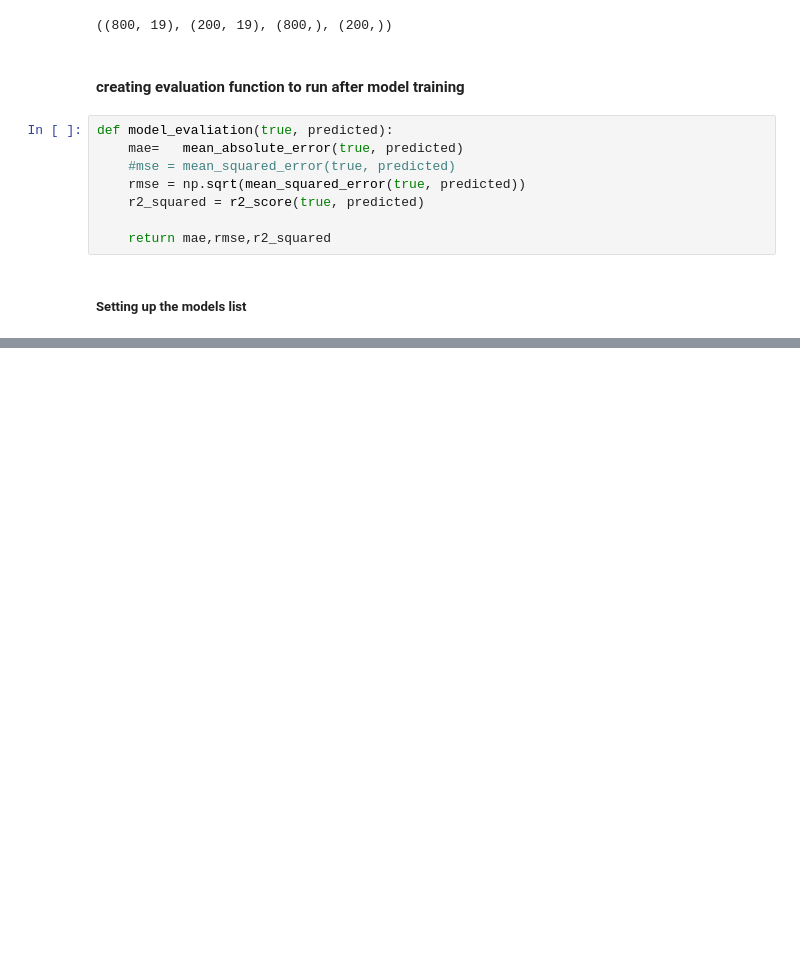
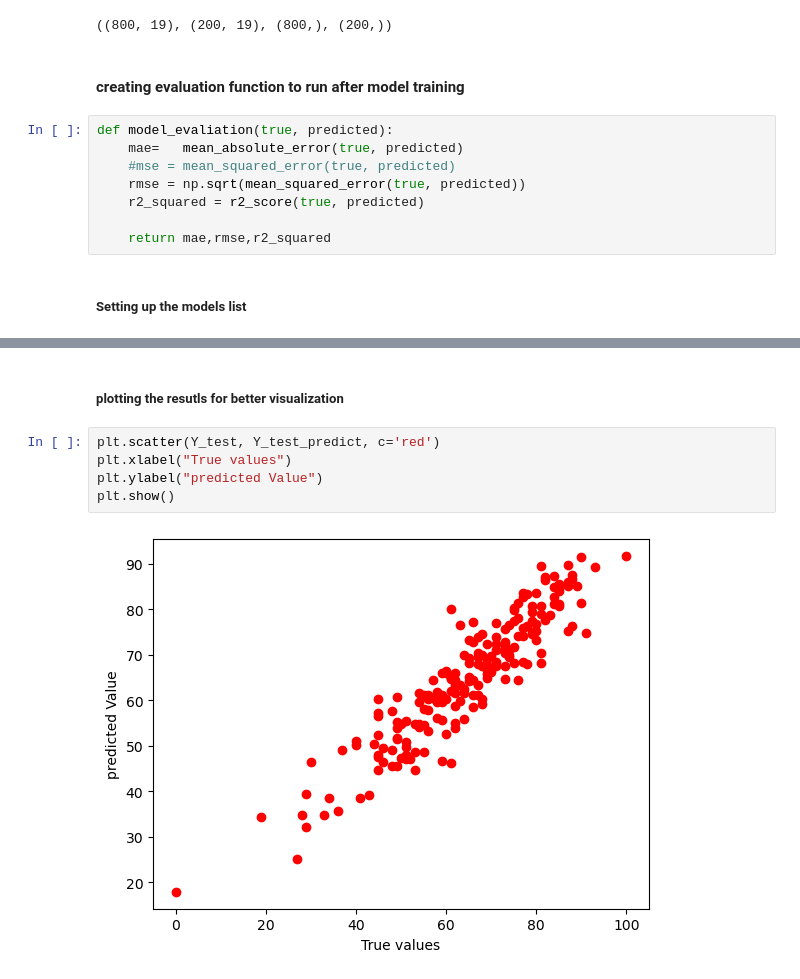
Before and after one commit to Dilipjh/ML_project_KN_YT, a Jupyter notebook: notebook/model_Training_dj.ipynb, the cells around one changed output, grey strips where cells are left out. Drawn from its saved outputs; the diff is of its cells as text; blank space fills up the shorter version.

```diff
--- a/notebook/model_Training_dj.ipynb
+++ b/notebook/model_Training_dj.ipynb
@@ -211,0 +235,9 @@ performance indicators for model:cat Boost Regression for test set are: mae = 4.
+# %% [markdown]
+##### plotting the resutls for better visualization
+# %%
+plt.scatter(Y_test, Y_test_predict, c='red')
+plt.xlabel("True values")
+plt.ylabel("predicted Value")
+plt.show()
+# %% [output]
+[figure, added]
```
Also changed, not shown: parts of 6 cells of this notebook, 1 other file.
